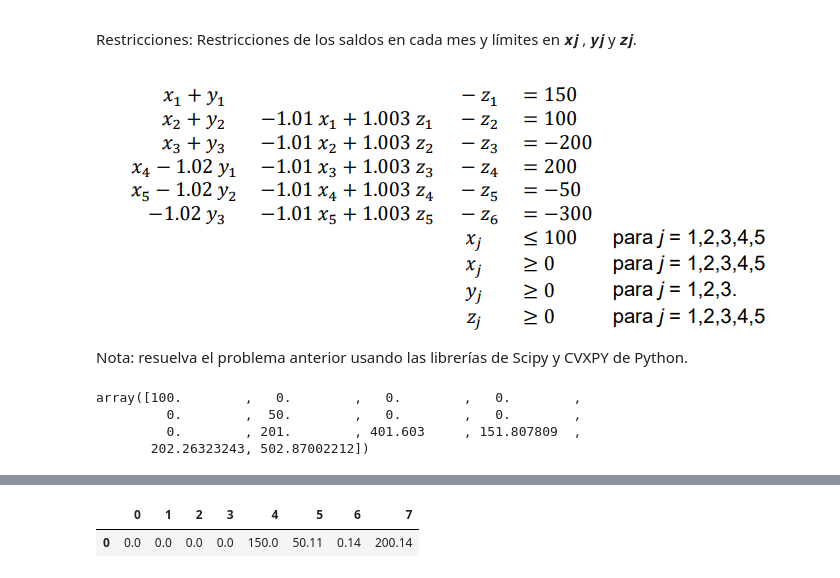
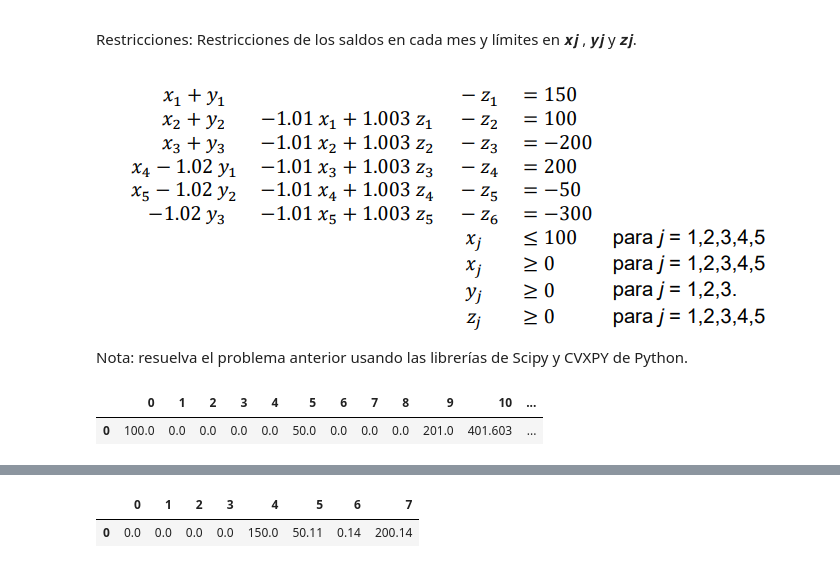
Before and after one commit to Samanthaavilac/Taller_2, a Jupyter notebook: Taller_2_Ávila_Vargas.ipynb, the cells around one changed output, grey strips where cells are left out. Saved outputs shown, nothing was run; the diff lists cells and outputs as text; code cells hidden in the pictures.

```diff
--- a/Taller_2_Ávila_Vargas.ipynb
+++ b/Taller_2_Ávila_Vargas.ipynb
@@ -155,37 +160,35 @@ Restricciones: Restricciones de los saldos en cada mes y límites en 𝒙𝒋
 
 Nota: resuelva el problema anterior usando las librerías de Scipy y CVXPY de Python.
 # %%
-c3= np.array([0,0,0,0,0,0,0,0,0,0,0,0,0,1])
-A3= np.array([[1,0,0,0,0,1,0,0,-1,0,0,0,0,0],
+cp3= np.array([0,0,0,0,0,0,0,0,0,0,0,0,0,1])
+Ap3= np.array([[1,0,0,0,0,1,0,0,-1,0,0,0,0,0],
               [-1.01,1,0,0,0,0,1,0,1.003,1,0,0,0,0],
               [0,-1.01,1,0,0,0,0,1,0,1.003,-1,0,0,0],
               [0,0,-1.01,1,0,-1.02,0,0,0,0,1.003,-1,0,0],
               [0,0,0,-1.01,1,0,-1.02,0,0,0,0,1.003,-1,0],
               [0,0,0,0,-1.01,0,0,-1.02,0,0,0,0,1.003,-1]
               ])
-b3=np.array([150,100,-200,200,-50,-300])
+bp3=np.array([150,100,-200,200,-50,-300])
 bouns=[(0,100),
        (0,100),
        (0,100),
        (0,100),
        (0,100),
        (0,None),
        (0,None),
        (0,None),
        (0,None),
        (0,None),
        (0,None),
        (0,None),
        (0,None),
        (0,None)]
-res=linprog(-c3,A_eq=A3, b_eq=b3,
+sol3=linprog(-cp3,A_eq=Ap3, b_eq=bp3,
             bounds=bouns,method="revised simplex")
-res.x
+pd.DataFrame(sol3.x).round(4).T
 # %% [output]
-array([100.        ,   0.        ,   0.        ,   0.        ,
-         0.        ,  50.        ,   0.        ,   0.        ,
-         0.        , 201.        , 401.603     , 151.807809  ,
-       202.26323243, 502.87002212])
+|  | 0 | 1 | 2 | 3 | 4 | 5 | 6 | 7 | 8 | 9 | 10 | ... |
+| 0 | 100.0 | 0.0 | 0.0 | 0.0 | 0.0 | 50.0 | 0.0 | 0.0 | 0.0 | 201.0 | 401.603 | ... |
 # %% [markdown]
 4. La empresa XYZ desea encontrar el saldo óptimo que debe mantener en su cuenta
 bancaria en un horizonte de un mes buscando maximizar su rentabilidad total. Se sabe
```
Also changed, not shown: parts of 6 cells of this notebook.
